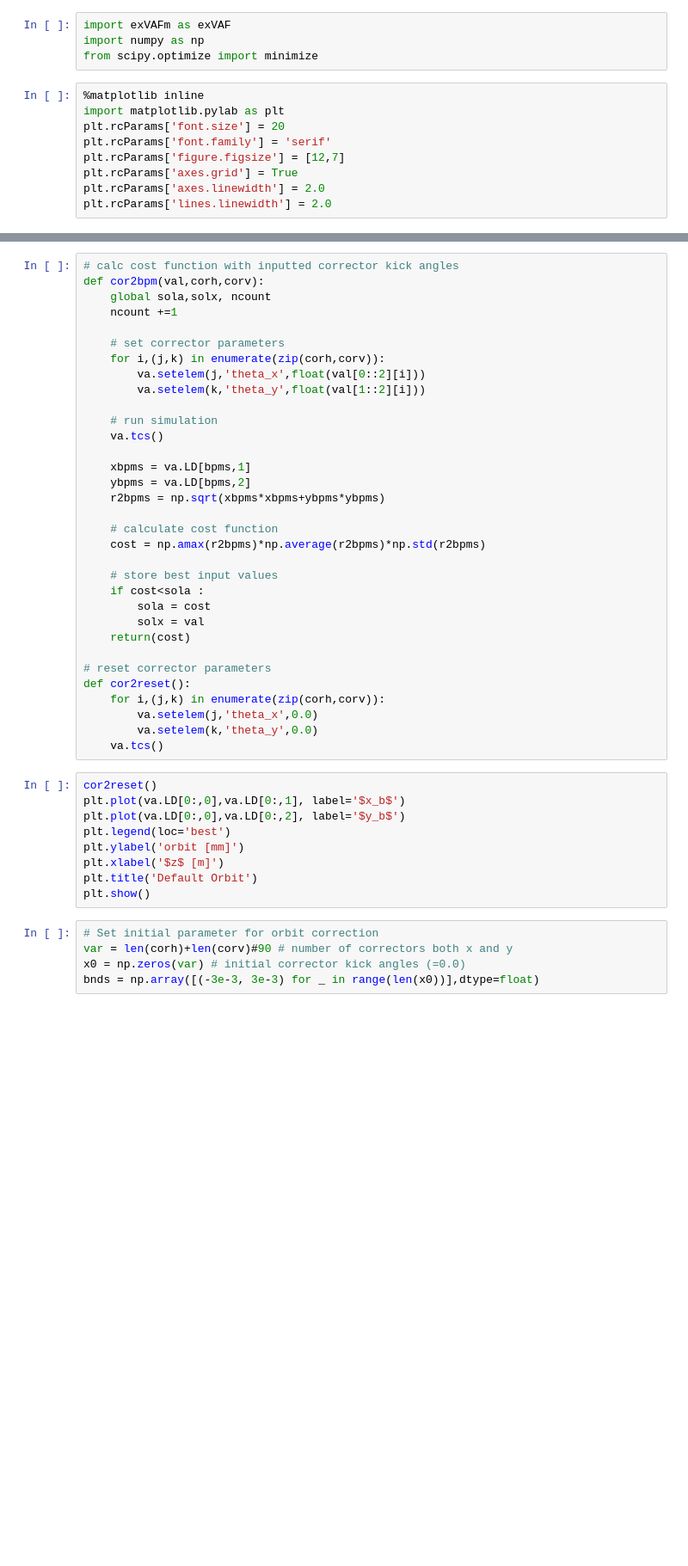
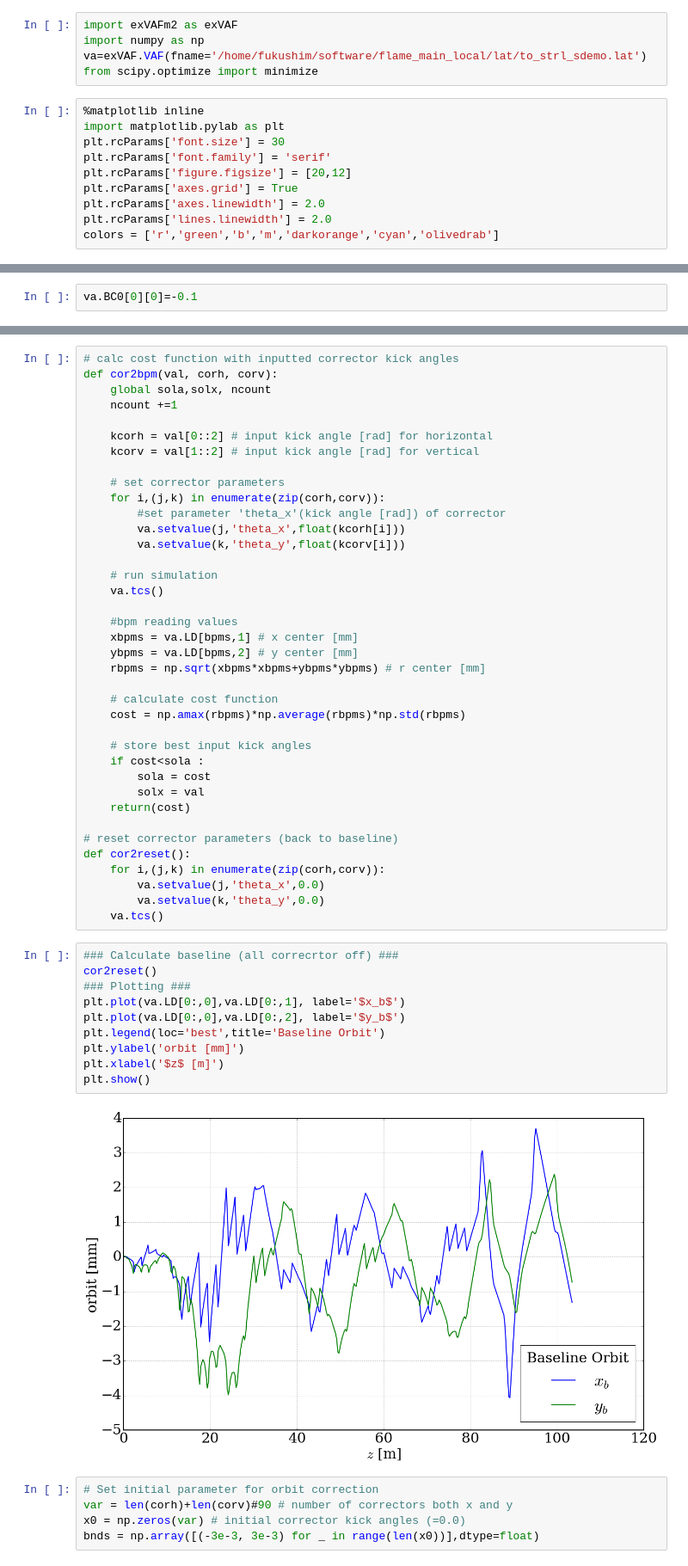
Before and after one commit to kryv/exampleVA-FLAME, a Jupyter notebook: demo_opt2.ipynb, the cells around one changed output, grey strips where cells are left out. Shown at 86% size. Saved outputs shown, nothing was run; the diff lists cells and outputs as text; blank space fills up the shorter version.

```diff
--- a/demo_opt2.ipynb
+++ b/demo_opt2.ipynb
@@ -1,14 +1,16 @@
 # %%
-import exVAFm as exVAF
+import exVAFm2 as exVAF
 import numpy as np
+va=exVAF.VAF(fname='/home/fukushim/software/flame_main_local/lat/to_strl_sdemo.lat')
 from scipy.optimize import minimize
 # %%
 %matplotlib inline
 import matplotlib.pylab as plt
-plt.rcParams['font.size'] = 20
+plt.rcParams['font.size'] = 30
 plt.rcParams['font.family'] = 'serif'
-plt.rcParams['figure.figsize'] = [12,7]
+plt.rcParams['figure.figsize'] = [20,12]
 plt.rcParams['axes.grid'] = True
 plt.rcParams['axes.linewidth'] = 2.0
 plt.rcParams['lines.linewidth'] = 2.0
+colors = ['r','green','b','m','darkorange','cyan','olivedrab']
 # %%
@@ -17,2 +22,4 @@ corv = np.array(va.getindexu("*DCV*"))
 bpms = np.array(va.getindexu("*BPM*"))
 pms  = np.array(va.getindexu("*_PM*"))
+# %%
+va.BC0[0][0]=-0.1
@@ -19,45 +33,53 @@ pms  = np.array(va.getindexu("*_PM*"))
 # %%
 # calc cost function with inputted corrector kick angles
-def cor2bpm(val,corh,corv):
+def cor2bpm(val, corh, corv):
     global sola,solx, ncount
     ncount +=1
 
+    kcorh = val[0::2] # input kick angle [rad] for horizontal
+    kcorv = val[1::2] # input kick angle [rad] for vertical
+
     # set corrector parameters
     for i,(j,k) in enumerate(zip(corh,corv)):
-        va.setelem(j,'theta_x',float(val[0::2][i]))
-        va.setelem(k,'theta_y',float(val[1::2][i]))
+        #set parameter 'theta_x'(kick angle [rad]) of corrector
+        va.setvalue(j,'theta_x',float(kcorh[i]))
+        va.setvalue(k,'theta_y',float(kcorv[i]))
 
     # run simulation
     va.tcs()
 
-    xbpms = va.LD[bpms,1]
-    ybpms = va.LD[bpms,2]
-    r2bpms = np.sqrt(xbpms*xbpms+ybpms*ybpms)
+    #bpm reading values
+    xbpms = va.LD[bpms,1] # x center [mm]
+    ybpms = va.LD[bpms,2] # y center [mm]
+    rbpms = np.sqrt(xbpms*xbpms+ybpms*ybpms) # r center [mm]
 
     # calculate cost function
-    cost = np.amax(r2bpms)*np.average(r2bpms)*np.std(r2bpms)
+    cost = np.amax(rbpms)*np.average(rbpms)*np.std(rbpms)
 
-    # store best input values
+    # store best input kick angles
     if cost<sola :
         sola = cost
         solx = val
     return(cost)
 
-# reset corrector parameters
+# reset corrector parameters (back to baseline)
 def cor2reset():
     for i,(j,k) in enumerate(zip(corh,corv)):
-        va.setelem(j,'theta_x',0.0)
-        va.setelem(k,'theta_y',0.0)
+        va.setvalue(j,'theta_x',0.0)
+        va.setvalue(k,'theta_y',0.0)
     va.tcs()
 # %%
+### Calculate baseline (all correcrtor off) ###
 cor2reset()
+### Plotting ###
 plt.plot(va.LD[0:,0],va.LD[0:,1], label='$x_b$')
 plt.plot(va.LD[0:,0],va.LD[0:,2], label='$y_b$')
-plt.legend(loc='best')
+plt.legend(loc='best',title='Baseline Orbit')
 plt.ylabel('orbit [mm]')
 plt.xlabel('$z$ [m]')
-plt.title('Default Orbit')
 plt.show()
+# %% [output]
+[figure, added]
 # %%
 # Set initial parameter for orbit correction
 var = len(corh)+len(corv)#90 # number of correctors both x and y
```
Also changed, not shown: parts of 21 cells of this notebook, 2 other files.
